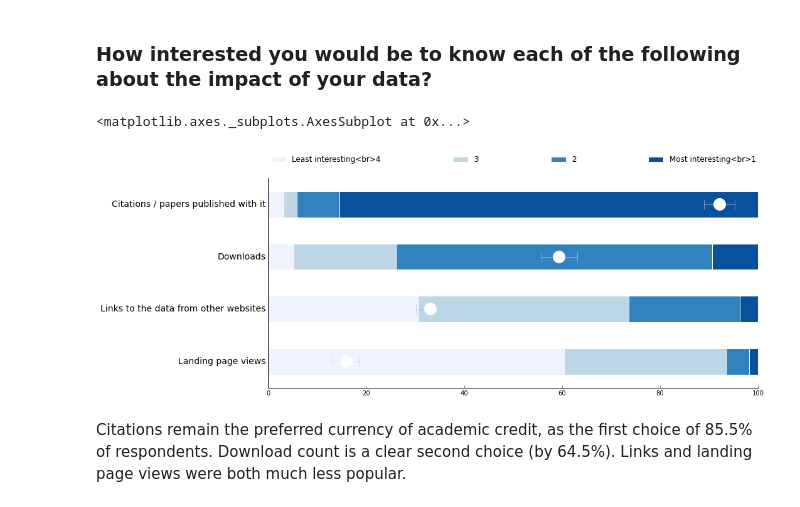
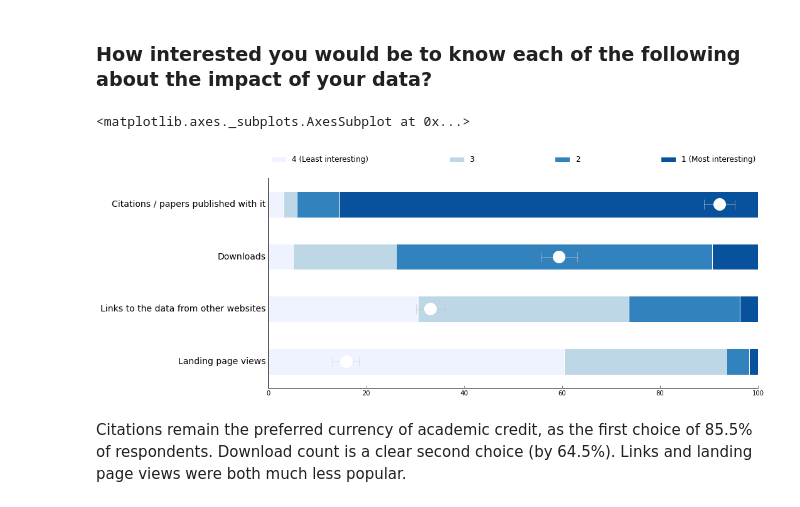
Before and after one commit to JEK-III/MDCSurvey, a Jupyter notebook: Making Data Count.ipynb, the cells around one changed output. Drawn from its saved outputs; the diff is of its cells as text; code cells hidden in the pictures.

```diff
--- a/Making Data Count.ipynb
+++ b/Making Data Count.ipynb
@@ -159,5 +161,5 @@ def graph_likert(questions, answers, colors=COLORS):
     fig.spines['right'].set_visible(False)
     fig.set_ylabel('')
 
-    return fig #, collected_counts
+    return fig , collected_counts
 # %%
@@ -397,12 +425,12 @@ graph_likert(responses['How interested you would be to know each of the followin
 # %% [markdown]
 ### How interested you would be to know each of the following about the impact of your data?
 # %%
-INTEREST_LEVELS_FOUR = ['Least interesting<br>4', '3', '2', 'Most interesting<br>1']
+INTEREST_LEVELS_FOUR = ['4 (Least interesting)', '3', '2', '1 (Most interesting)']
 graph_likert(responses['How interested you would be to know each of the following about the impact of your data?<br><em>Please rank items from most to least interesting.</em>'],
              INTEREST_LEVELS_FOUR, colors=FOUR_COLOR)
 # %% [output]
 <matplotlib.axes._subplots.AxesSubplot at 0x...>
-[figure, old version]
+[figure, new version]
 # %% [markdown]
 Citations remain the preferred currency of academic credit, as the first choice of 85.5% of respondents. Download count is a clear second choice (by 64.5%). Links and landing page views were both much less popular.
 # %% [markdown]
```
Also changed, not shown: parts of 16 cells of this notebook, 2 other files.
